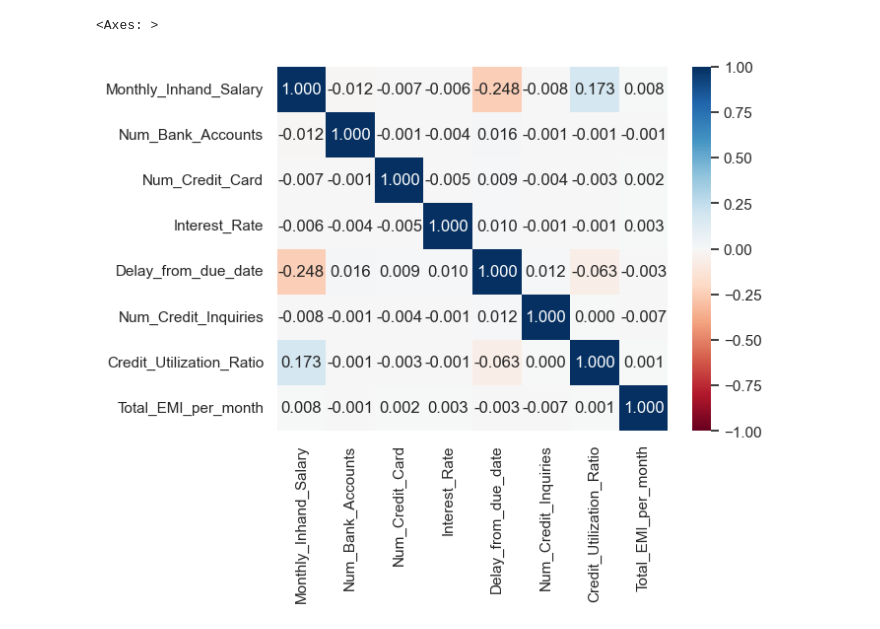
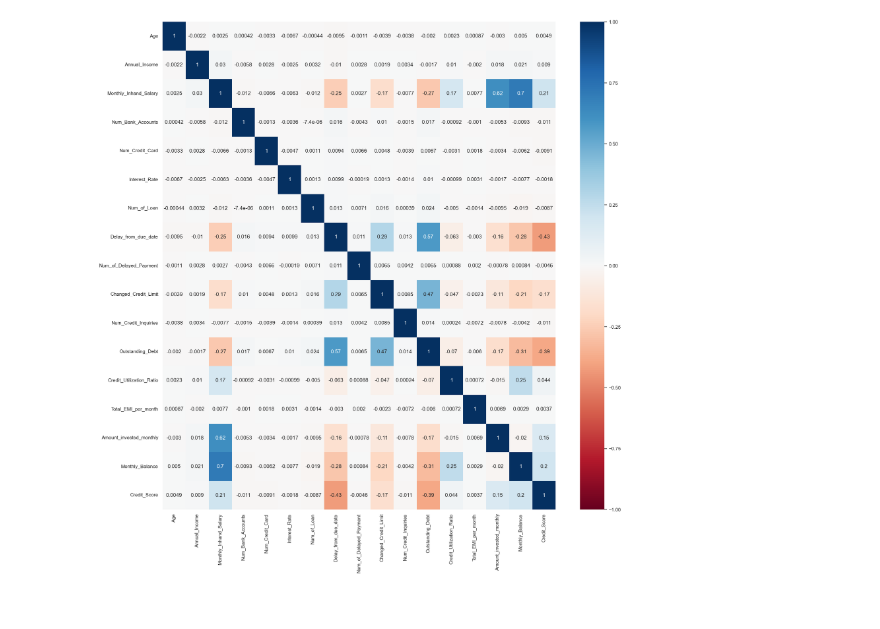
Before and after one commit to Jacob-Tuttle/ECS171-Project, a Jupyter notebook: project-notebook.ipynb, the cells around one changed output. Cells and saved outputs as stored; diff of their text form; code cells hidden in the pictures.

Commit message:
clean data, create heatmap

```diff
--- a/project-notebook.ipynb
+++ b/project-notebook.ipynb
@@ -25,18 +26,31 @@ from numpy import where
-# %%
-# Import training data and test data
-trainingdf = pd.read_csv("data-sets/train.csv")
-testdf = pd.read_csv("data-sets/test.csv")
-
-# checking for missing values
-# trainingdf.isnull()
-
-# we can drop the rows with missing values. we can also replace missing values with 'sensible' ones e.g. w/ the mean
-# value of the columns
-# refs: https://www.geeksforgeeks.org/working-with-missing-data-in-pandas/ , https://machinelearningmastery.com/handle-missing-data-python/
-
-# heatmap for the training data
-sns.heatmap(trainingdf.corr(), center=0, vmin=-1, vmax=1, cmap="RdBu", annot=True, fmt=".3f")
-# note: the heatmap doesn't show all variables; need a way to encode categorical Credit_score ('Good', 'Standard', 'Poor')
-# %% [output]
-<Axes: >
-[figure, removed]
+# %%
+# Import training data
+data_folder = Path("data-sets")
+train = pd.read_csv("data-sets/train.csv")
+test = pd.read_csv("data-sets/test.csv")
+# %%
+#columns to drop
+drop = ['ID', 'Customer_ID', 'Month', 'Name', 'SSN', 'Occupation', 'Type_of_Loan', 'Credit_Mix', 'Credit_History_Age', 'Payment_of_Min_Amount', 'Payment_Behaviour']
+
+#columns to clean
+clean = ['Age', 'Annual_Income', 'Monthly_Inhand_Salary', 'Num_Bank_Accounts', 'Num_Credit_Card', 'Interest_Rate', 'Num_of_Loan', 'Delay_from_due_date', 'Num_of_Delayed_Payment', 'Changed_Credit_Limit', 'Num_Credit_Inquiries', 'Outstanding_Debt', 'Credit_Utilization_Ratio', 'Credit_History_Age', 'Total_EMI_per_month', 'Amount_invested_monthly', 'Monthly_Balance']
+
+#clean columns
+for item in clean:
+    train[item] = (train[item].astype(str)).str.extract(r'^((?:\d*\.\d+|\d+)$)', expand=False)
+
+#map credit scores to number
+creditScoreMap = {'Poor': 1, 'Standard': 2, 'Good': 3}
+train['Credit_Score'] = train['Credit_Score'].replace(map)
+
+# for item in clean:
+#     print(train[item])
+
+#copy data and drop non-numeric columns
+data = train.copy().drop(columns=drop).corr()
+
+#plot heatmap
+plt.figure(figsize = (20,20))
+heatmap = sns.heatmap(data, vmin=-1, vmax=1, center=0, annot=True, cmap= 'RdBu')
+# %% [output]
+[figure, added]
```
Also changed, not shown: parts of 1 cell of this notebook, 1 other file.
